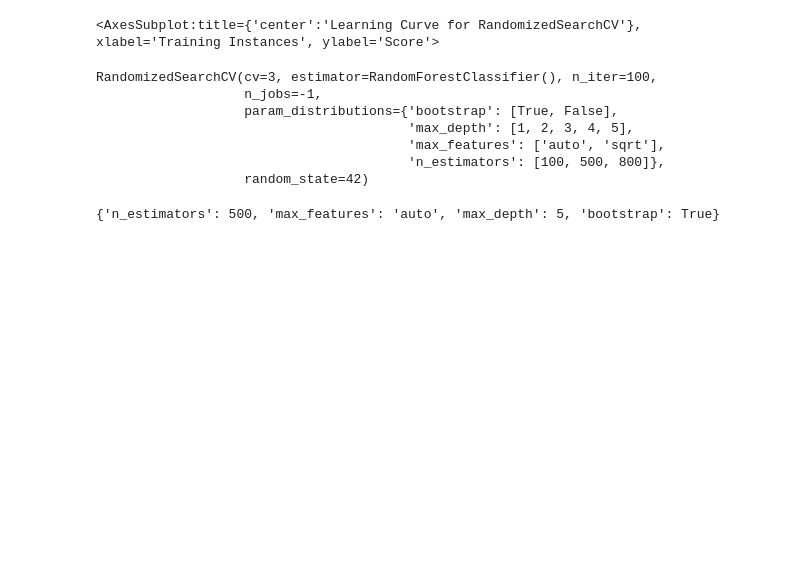
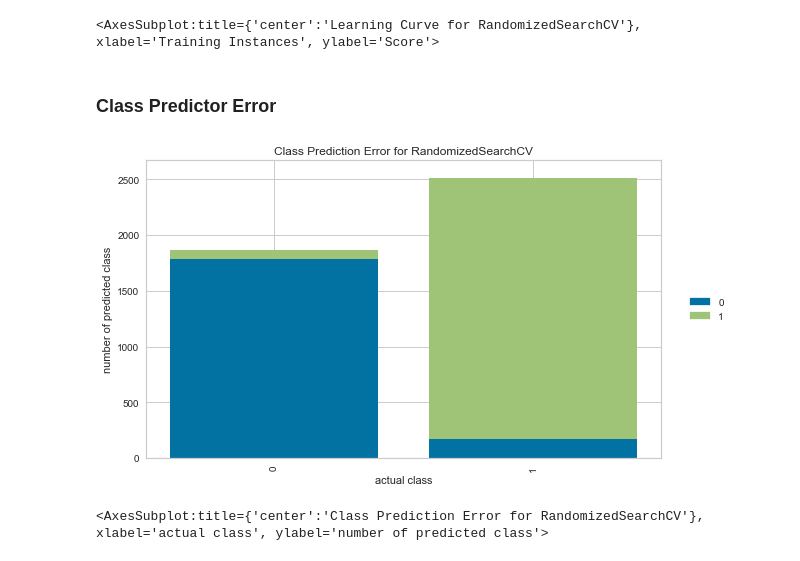
Before and after one commit to McGill-MMA-EnterpriseAnalytics/Airline-Passenger-Satisfaction-Prediction-Part2, a Jupyter notebook: Code/Overfitting_Check_random_forest.ipynb, the cells around one changed output. Drawn from its saved outputs; the diff is of its cells as text; code cells hidden in the pictures; blank space fills up the shorter version.

```diff
--- a/Code/Overfitting_Check_random_forest.ipynb
+++ b/Code/Overfitting_Check_random_forest.ipynb
@@ -984,32 +986,3 @@ lc_viz.poof()
 # %% [output]
 [figure]
 <AxesSubplot:title={'center':'Learning Curve for RandomizedSearchCV'}, xlabel='Training Instances', ylabel='Score'>
-# %%
-max_features = ['auto', 'sqrt']
-
-max_depth = [1,2,3,4,5]
-
-bootstrap = [True, False]
-n_estimators = [100,500,800]
-
-# Create the random grid
-random_grid = {'n_estimators': n_estimators,
-               'max_features': max_features,
-               'max_depth': max_depth,
-               'bootstrap': bootstrap}
-
-rf = RandomForestClassifier()
-rf_random2 = RandomizedSearchCV(estimator = rf, param_distributions = random_grid, n_iter = 100, cv = 3, random_state=42, n_jobs = -1)
-rf_random2.fit(X_train,y_train)
-# %% [output]
-RandomizedSearchCV(cv=3, estimator=RandomForestClassifier(), n_iter=100,
-                   n_jobs=-1,
-                   param_distributions={'bootstrap': [True, False],
-                                        'max_depth': [1, 2, 3, 4, 5],
-                                        'max_features': ['auto', 'sqrt'],
-                                        'n_estimators': [100, 500, 800]},
-                   random_state=42)
-# %%
-print(rf_random2.best_params_)
-# %% [output]
-{'n_estimators': 500, 'max_features': 'auto', 'max_depth': 5, 'bootstrap': True}
@@ -1049,0 +989,25 @@ viz.poof()
+# %% [markdown]
+### Class Predictor Error
+# %%
+import matplotlib
+matplotlib.rcParams['figure.figsize'] = (10,5)
+
+from yellowbrick.classifier import ClassPredictionError
+
+classes = ["0", "1"]
+
+visualizer = ClassPredictionError(
+    rf_random, classes=classes, is_fitted=True
+)
+
+# Fit the training data to the visualizer
+visualizer.fit(X_train, y_train)
+
+# Evaluate the model on the test data
+visualizer.score(X_test, y_test)
+
+# Draw visualization
+visualizer.show()
+# %% [output]
+[figure, added]
+<AxesSubplot:title={'center':'Class Prediction Error for RandomizedSearchCV'}, xlabel='actual class', ylabel='number of predicted class'>
```
Also changed, not shown: parts of 16 cells of this notebook.
